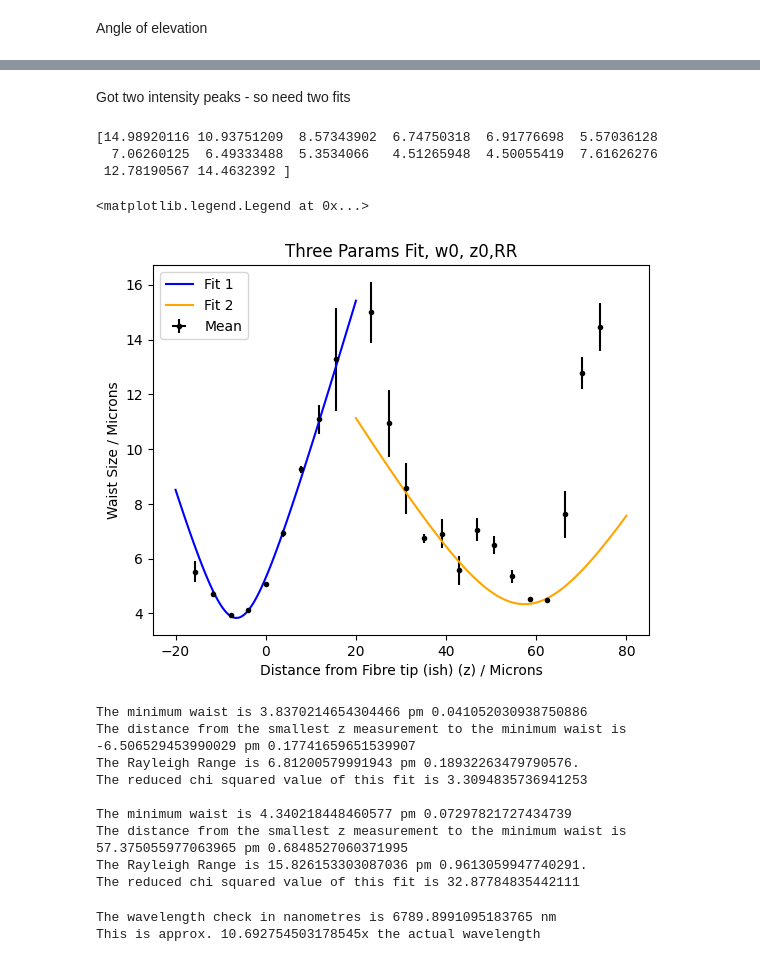
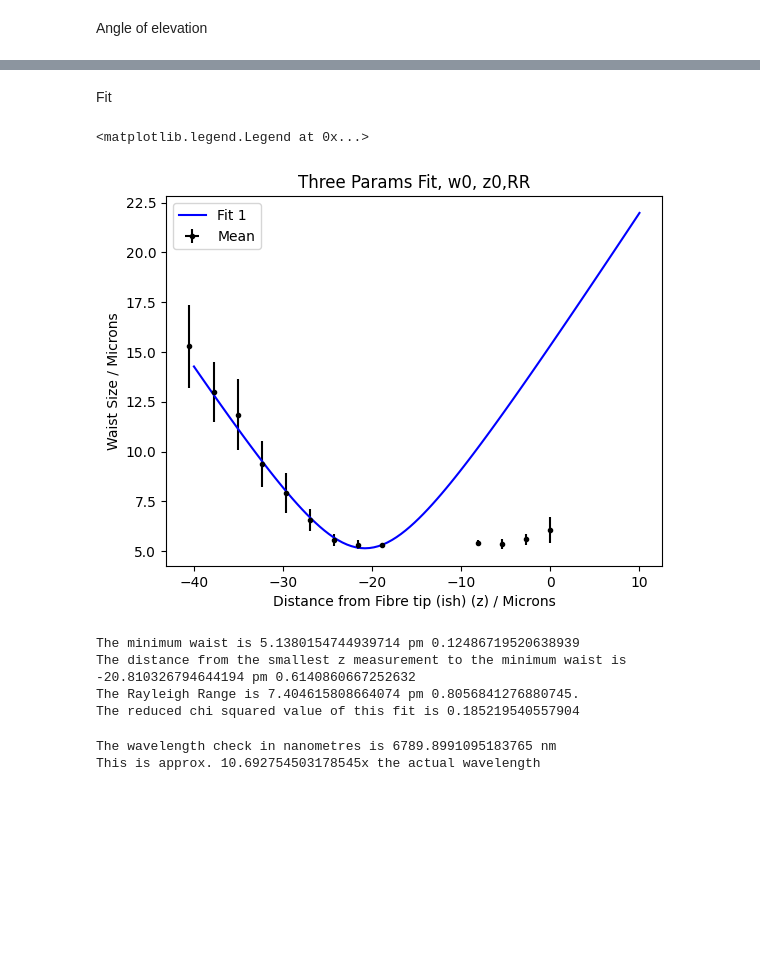
Before and after one commit to akay8/Level4Project, a Jupyter notebook: Epiphany/2024-02-14-Tapered_Fibre_Radial_3.ipynb, the cells around one changed output, grey strips where cells are left out. Drawn from its saved outputs; the diff is of its cells as text; code cells hidden in the pictures; blank space fills up the shorter version.

```diff
--- a/Epiphany/2024-02-14-Tapered_Fibre_Radial_3.ipynb
+++ b/Epiphany/2024-02-14-Tapered_Fibre_Radial_3.ipynb
@@ -39,6 +39,6 @@ distances, amplitudes = import_data(globalpath)
 # %%
 # Define how many data points we have. 'data size'
-ds = 23
+ds = 13
 
 # Quick plot of raw data
 for i in range(ds):
@@ -94,7 +94,8 @@ chi_red_array = np.zeros(len(all_distances))
 
 # Populate initial guess array - important to change per data set!!
 initial_guesses = np.zeros((len(all_distances),3))
-initial_guesses[:,0] = 3
+initial_guesses[:,0] = 20
+initial_guesses[9,0] = 5
 initial_guesses[:,1] = 6
 initial_guesses[:,2] = 1
 initial_guesses[1,1] = 10
@@ -104,8 +105,8 @@ initial_guesses[9,0] = 20
 initial_guesses[38,0] = 20
 initial_guesses[43,0] = 20
 initial_guesses[45,0] = 20
-initial_guesses[58,0] = 20
-initial_guesses[68,0] = 20
+# initial_guesses[58,0] = 20
+# initial_guesses[68,0] = 20
 # initial_guesses[14:,1] = 50
 # initial_guesses[0,0] = 0.2
 
@@ -119,6 +120,8 @@ waists_errs = params_errs_[:,0]
 # print(len(waists))
 # print(waists_errs)
 
+waists[9] = np.abs(waists[9])
+
 # Plot waist trend
 plt.errorbar(np.arange(len(all_distances)),waists, yerr = waists_errs, linestyle = '', marker = 'o', ms = 3)
 plt.xlabel('No. Measurement')
@@ -171,7 +172,7 @@ print(mean_waists, std_waists)
 ## Calculating Z values and Plotting Waist size against Z
 # %%
 # Define Global Path for where 'z' values are stored
-z_path = 'C:/Users/abiga/OneDrive - Durham University/1. Fourth Year/1. Project/Memory Stick Backup/Confocal Work/2024-02-14/Data-Set2/zs.csv'
+z_path = 'C:/Users/abiga/OneDrive - Durham University/1. Fourth Year/1. Project/Memory Stick Backup/Confocal Work/2024-02-14/Afternoon/Data-Red/zs.csv'
 
 # Import as dataframe
 df_lengths = pd.read_csv(z_path)
@@ -208,71 +211,37 @@ plt.errorbar(lengths, mean_waists, yerr = std_waists, linestyle = '', marker = '
-# %% [markdown]
-Got two intensity peaks - so need two fits
-# %%
-# split data sets and errors
-lengths1 = lengths[0:9]
-lengths_errs1 = lengths_errs[0:9]
-mean_waists1 = mean_waists[0:9]
-std_waists1 = std_waists[0:9]
-
-lengths2 = lengths[9:]
-lengths_errs2 = lengths_errs[9:]
-mean_waists2 = mean_waists[9:]
-std_waists2 = std_waists[9:]
-print(mean_waists2)
-
-waist_fit1, params1, params_errs1, chisqu_WvsZ1 = fit_labs(lengths1, mean_waists1, std_waists1, WvsZ, np.array([5,1,2]))
-w01, z01,RR1= params1
-w0_err1, z0_err1,RR_err1 = params_errs1
-
-waist_fit2, params2, params_errs2, chisqu_WvsZ2 = fit_labs(lengths2, mean_waists2, std_waists2, WvsZ, np.array([5,1,2]))
-w02, z02,RR2= params2
-w0_err2, z0_err2,RR_err2 = params_errs2
-# %% [output]
-[14.98920116 10.93751209  8.57343902  6.74750318  6.91776698  5.57036128
-  7.06260125  6.49333488  5.3534066   4.51265948  4.50055419  7.61626276
- 12.78190567 14.4632392 ]
+# %% [markdown]
+Fit
+# %%
+waist_fit1, params1, params_errs1, chisqu_WvsZ1 = fit_labs(lengths[0:9], mean_waists[0:9], std_waists[0:9], WvsZ, np.array([5,1,2]))
+w01, z01,RR1= params1
+w0_err1, z0_err1,RR_err1 = params_errs1
 # %%
 # Plot waists vs Z:
 plt.errorbar(lengths, mean_waists, xerr = lengths_errs, yerr = std_waists, linestyle = '', marker = 'o', ms = 3, color = 'k',label = 'Mean')
-plt.plot(np.linspace(-20,20,100), WvsZ(np.linspace(-20,20,100), w01, z01,RR1), color = 'blue', label = 'Fit 1')
-plt.plot(np.linspace(20,80,100), WvsZ(np.linspace(20,80,100), w02, z02,RR2), color = 'orange', label = 'Fit 2')
+plt.plot(np.linspace(-40,10,100), WvsZ(np.linspace(-40,10,100), w01, z01,RR1), color = 'blue', label = 'Fit 1')
 
 # plt.errorbar(lengths, h_waists, yerr = h_waists_errs, linestyle = '', marker = 'o', ms = 3, label = 'Horizontal')
 # plt.errorbar(lengths, dl_waists, yerr = dl_waists_errs, linestyle = '', marker = 'o', ms = 3, label = 'L Diagonal')
 # plt.errorbar(lengths, dr_waists, yerr = dr_waists_errs, linestyle = '', marker = 'o', ms = 3, label = 'R Diagonal')
 # plt.errorbar(lengths, v_waists, yerr = v_waists_errs, linestyle = '', marker = 'o', ms = 3, label = 'Vertical')
 
 plt.xlabel('Distance from Fibre tip (ish) (z) / Microns')
 plt.ylabel('Waist Size / Microns')
 plt.title('Three Params Fit, w0, z0,RR')
 plt.legend()
 # %% [output]
 <matplotlib.legend.Legend at 0x...>
-[figure, old version]
+[figure, new version]
 # %%
 print('The minimum waist is {} pm {}'.format(w01, w0_err1))
 print('The distance from the smallest z measurement to the minimum waist is {} pm {}'.format(z01, z0_err1))
 #print('The weird systematic error Y is {} pm {}'.format(Y0, Y0_err))
 print('The Rayleigh Range is {} pm {}.'.format(RR1,RR_err1))
 print('The reduced chi squared value of this fit is {}'.format(chisqu_WvsZ1))
-
-print('    ')
-
-print('The minimum waist is {} pm {}'.format(w02, w0_err2))
-print('The distance from the smallest z measurement to the minimum waist is {} pm {}'.format(z02, z0_err2))
-#print('The weird systematic error Y is {} pm {}'.format(Y0, Y0_err))
-print('The Rayleigh Range is {} pm {}.'.format(RR2,RR_err2))
-print('The reduced chi squared value of this fit is {}'.format(chisqu_WvsZ2))
 # %% [output]
-The minimum waist is 3.8370214654304466 pm 0.041052030938750886
-The distance from the smallest z measurement to the minimum waist is -6.506529453990029 pm 0.17741659651539907
-The Rayleigh Range is 6.81200579991943 pm 0.18932263479790576.
-The reduced chi squared value of this fit is 3.3094835736941253
-
-The minimum waist is 4.340218448460577 pm 0.07297821727434739
-The distance from the smallest z measurement to the minimum waist is 57.375055977063965 pm 0.6848527060371995
-The Rayleigh Range is 15.826153303087036 pm 0.9613059947740291.
-The reduced chi squared value of this fit is 32.87784835442111
+The minimum waist is 5.1380154744939714 pm 0.12486719520638939
+The distance from the smallest z measurement to the minimum waist is -20.810326794644194 pm 0.6140860667252632
+The Rayleigh Range is 7.404615808664074 pm 0.8056841276880745.
+The reduced chi squared value of this fit is 0.185219540557904
 # %%
 print('The wavelength check in nanometres is {} nm'.format(wavelength_check(w01,RR1)))
 print('This is approx. {}x the actual wavelength'.format( wavelength_check(w01,RR1) / (wavelength*10**3)))
```
Also changed, not shown: parts of 8 cells of this notebook.
